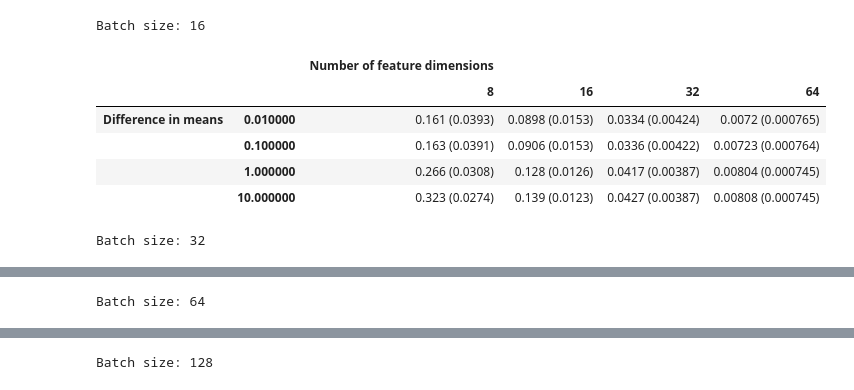
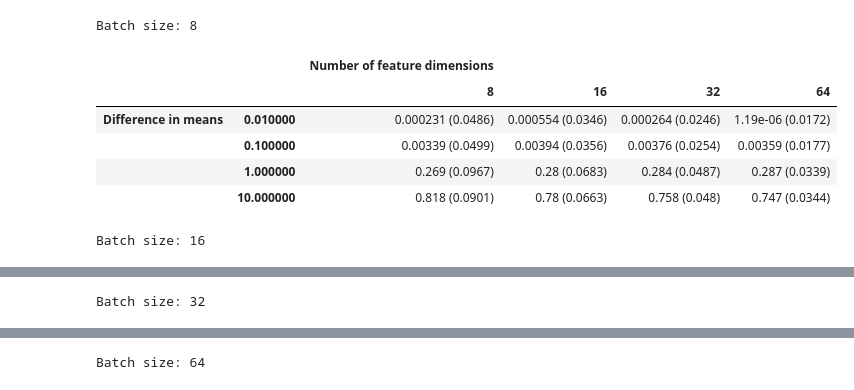
Before and after one commit to ziyuanzhao2000/Variational_Modeling, a Jupyter notebook: MMD_divergence_demo.ipynb, the cells around one changed output, grey strips where cells are left out. Drawn from its saved outputs; the diff is of its cells as text; code cells hidden in the pictures.

```diff
--- a/MMD_divergence_demo.ipynb
+++ b/MMD_divergence_demo.ipynb
@@ -21,7 +26,21 @@ def mmd(u1, u2, v1, v2, k):
-# %%
-def gaussian_kernel(u, v, s=1.):
-    norm = jnp.linalg.norm(u-v, axis=1)
-    return jnp.exp(-norm/(2*s**2))
+# %%
+def gaussian_kernel(x, y, s=1., axis=-1):
+    norm_sq = jnp.sum((x-y)*(x-y), axis=axis)
+    return jnp.exp(-norm_sq/(2*s**2))
+
+def gaussian_kernel_mean(x, y, s=1., axis=-1):
+    norm_sq = jnp.mean((x-y)*(x-y), axis=axis)
+    return jnp.exp(-norm_sq/(2*s**2))
+
+def compute_kernel(x, y, kernel=gaussian_kernel_mean):
+    x_size = x.shape[0]
+    y_size = y.shape[0]
+    dim = x.shape[1]
+    x = jnp.expand_dims(x, 1) # (x_size, 1, dim)
+    y = jnp.expand_dims(y, 0) # (1, y_size, dim)
+    tiled_x = jnp.tile(x, (1, y_size, 1))
+    tiled_y = jnp.tile(y, (x_size, 1, 1))
+    return kernel(tiled_x, tiled_y, axis=2)
 # %%
 def mmd_estimator_stats(batch_size=32,
                         feature_dim=8,
@@ -45,11 +64,9 @@ def mmd_estimator_stats(batch_size=32,
     @jax.jit
     def aux(rng_key, i):
         *keys, rng_key = jax.random.split(rng_key, 5)
-        u1 = s1*normal(keys[0], shape) + m1
-        u2 = s1*normal(keys[1], shape) + m1
-        v1 = s1*normal(keys[2], shape) + m2
-        v2 = s1*normal(keys[3], shape) + m2
-        return mmd(u1, u2, v1, v2, kernel), rng_key
+        x = s1*normal(keys[0], shape) + m1
+        y = s2*normal(keys[2], shape) + m2
+        return mmd(x, y, kernel), rng_key
 
     for i in range(n_trials):
         res, rng_key = aux(rng_key, i)
@@ -59,9 +76,10 @@ def mmd_estimator_stats(batch_size=32,
     mmd_std = np.std(mmd_estimates)
     return mmd_mean, mmd_std
 # %%
-def experiment(batch_size_lst=[16, 32, 64, 128],
+def experiment(batch_size_lst=[8, 16, 32, 64],
                m_diff_lst=[1e-2, 1e-1, 1e0, 1e1],
-               feature_dim_lst=[8, 16, 32, 64]):
+               feature_dim_lst=[8, 16, 32, 64],
+               kernel=gaussian_kernel_mean):
     dfs = {}
     for batch_size in batch_size_lst:
         res_arr = np.empty((len(m_diff_lst), len(feature_dim_lst)), dtype=tuple)
@@ -69,7 +87,8 @@ def experiment(batch_size_lst=[16, 32, 64, 128],
             for j, feature_dim in enumerate(feature_dim_lst):
                 res_arr[i,j] = mmd_estimator_stats(batch_size=batch_size,
                                                    dm=m_diff,
-                                                   feature_dim=feature_dim)
+                                                   feature_dim=feature_dim,
+                                                   kernel=kernel)
 
         df = pd.DataFrame(res_arr,
                           pd.MultiIndex.from_product([['Difference in means'], m_diff_lst]),
@@ -80,15 +99,15 @@ def experiment(batch_size_lst=[16, 32, 64, 128],
 
     return dfs
 # %%
-dfs = experiment()
+dfs = experiment(kernel=gaussian_kernel_mean) # jnp.mean
 # %% [output]
-Batch size: 16
+Batch size: 8
 |  |  | Number of feature dimensions |  |  |  |
 |  |  | 8 | 16 | 32 | 64 |
-| Difference in means | 0.010000 | 0.161 (0.0393) | 0.0898 (0.0153) | 0.0334 (0.00424) | 0.0072 (0.000765) |
-|  | 0.100000 | 0.163 (0.0391) | 0.0906 (0.0153) | 0.0336 (0.00422) | 0.00723 (0.000764) |
-|  | 1.000000 | 0.266 (0.0308) | 0.128 (0.0126) | 0.0417 (0.00387) | 0.00804 (0.000745) |
-|  | 10.000000 | 0.323 (0.0274) | 0.139 (0.0123) | 0.0427 (0.00387) | 0.00808 (0.000745) |
+| Difference in means | 0.010000 | 0.000231 (0.0486) | 0.000554 (0.0346) | 0.000264 (0.0246) | 1.19e-06 (0.0172) |
+|  | 0.100000 | 0.00339 (0.0499) | 0.00394 (0.0356) | 0.00376 (0.0254) | 0.00359 (0.0177) |
+|  | 1.000000 | 0.269 (0.0967) | 0.28 (0.0683) | 0.284 (0.0487) | 0.287 (0.0339) |
+|  | 10.000000 | 0.818 (0.0901) | 0.78 (0.0663) | 0.758 (0.048) | 0.747 (0.0344) |
-Batch size: 32
+Batch size: 16
 |  |  | Number of feature dimensions |  |  |  |
 |  |  | 8 | 16 | 32 | 64 |
@@ -99,3 +118,3 @@ Batch size: 32
-Batch size: 64
+Batch size: 32
 |  |  | Number of feature dimensions |  |  |  |
 |  |  | 8 | 16 | 32 | 64 |
@@ -106,3 +125,3 @@ Batch size: 64
-Batch size: 128
+Batch size: 64
 |  |  | Number of feature dimensions |  |  |  |
 |  |  | 8 | 16 | 32 | 64 |
```
Also changed, not shown: parts of 4 cells of this notebook.
